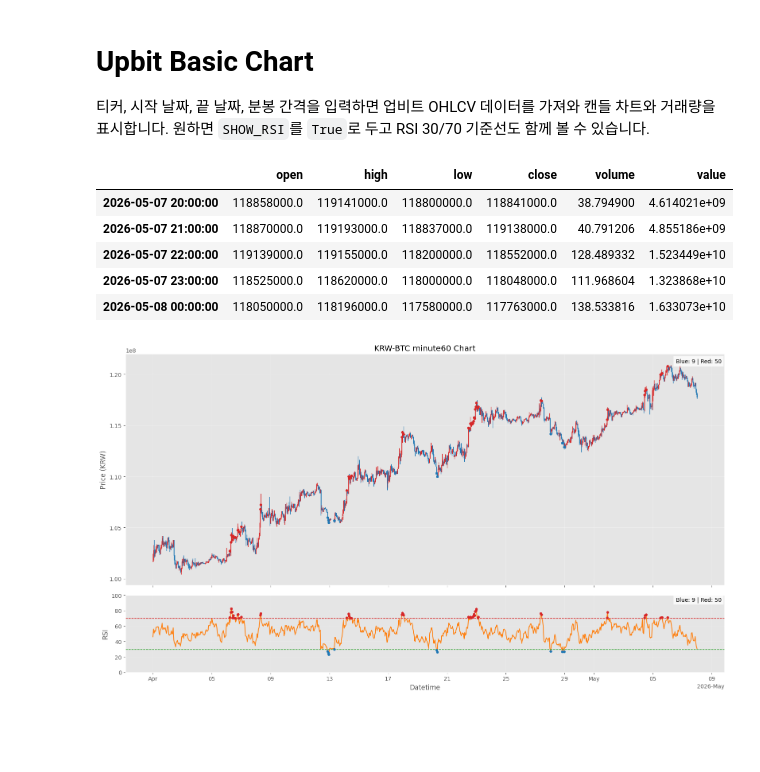
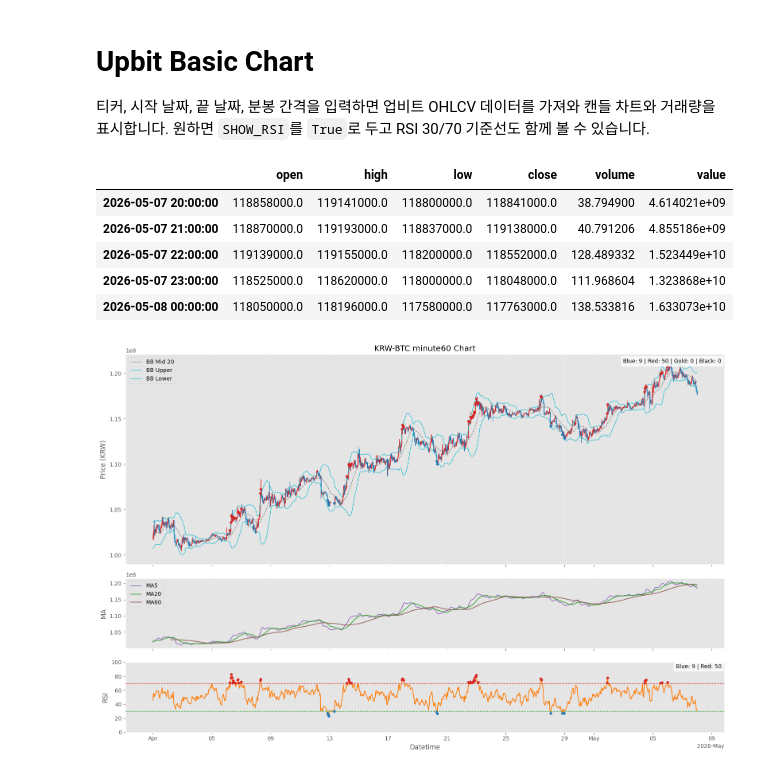
Before and after one commit to indextrown/Bitcoin, a Jupyter notebook: backtesting/upbit_basic_chart.ipynb, the cells around one changed output. Saved outputs shown, nothing was run; the diff lists cells and outputs as text; code cells hidden in the pictures; blank space fills up the shorter version.

```diff
--- a/backtesting/upbit_basic_chart.ipynb
+++ b/backtesting/upbit_basic_chart.ipynb
@@ -291,31 +449,51 @@ ohlcv_df = fetch_ohlcv_range(
 display_df = ohlcv_df.loc[(ohlcv_df.index >= pd.Timestamp(START_DATE)) & (ohlcv_df.index <= pd.Timestamp(END_DATE))].copy()
 display(display_df.tail())
 plot_candles(
     ohlcv_df,
     ticker=TICKER,
     interval=INTERVAL,
     show_price=SHOW_PRICE,
+    show_price_ma5=SHOW_PRICE_MA5 if SHOW_PRICE else False,
+    show_price_ma20=SHOW_PRICE_MA20 if SHOW_PRICE else False,
+    show_price_ma60=SHOW_PRICE_MA60 if SHOW_PRICE else False,
+    show_ma_panel_ma5=SHOW_MA_PANEL_MA5 if SHOW_MA_PANEL else False,
+    show_ma_panel_ma20=SHOW_MA_PANEL_MA20 if SHOW_MA_PANEL else False,
+    show_ma_panel_ma60=SHOW_MA_PANEL_MA60 if SHOW_MA_PANEL else False,
+    show_bollinger_bands=SHOW_BOLLINGER_BANDS if SHOW_PRICE else False,
+    show_ma_panel=SHOW_MA_PANEL,
     show_rsi=SHOW_RSI,
     show_volume=SHOW_VOLUME,
+    show_volume_ma=SHOW_VOLUME_MA if SHOW_VOLUME else False,
     show_price_lower_markers=SHOW_PRICE_LOWER_MARKERS if SHOW_PRICE else False,
     show_price_upper_markers=SHOW_PRICE_UPPER_MARKERS if SHOW_PRICE else False,
     show_price_marker_counts=SHOW_PRICE_MARKER_COUNTS if SHOW_PRICE else False,
+    show_price_golden_cross_markers=SHOW_PRICE_GOLDEN_CROSS_MARKERS if SHOW_PRICE else False,
+    show_price_dead_cross_markers=SHOW_PRICE_DEAD_CROSS_MARKERS if SHOW_PRICE else False,
     show_rsi_lower_line=SHOW_RSI_LOWER_LINE if SHOW_RSI else False,
     show_rsi_upper_line=SHOW_RSI_UPPER_LINE if SHOW_RSI else False,
     show_rsi_lower_markers=SHOW_RSI_LOWER_MARKERS if SHOW_RSI else False,
     show_rsi_upper_markers=SHOW_RSI_UPPER_MARKERS if SHOW_RSI else False,
     show_rsi_marker_counts=SHOW_RSI_MARKER_COUNTS if SHOW_RSI else False,
+    show_ma_golden_cross_markers=SHOW_MA_GOLDEN_CROSS_MARKERS if SHOW_MA_PANEL else False,
+    show_ma_dead_cross_markers=SHOW_MA_DEAD_CROSS_MARKERS if SHOW_MA_PANEL else False,
+    show_ma_marker_counts=SHOW_MA_MARKER_COUNTS if SHOW_MA_PANEL else False,
+    bollinger_period=BOLLINGER_PERIOD,
+    bollinger_std_multiplier=BOLLINGER_STD_MULTIPLIER,
+    volume_ma_period=VOLUME_MA_PERIOD,
+    ma5_period=MA5_PERIOD,
+    ma20_period=MA20_PERIOD,
+    ma60_period=MA60_PERIOD,
     rsi_period=RSI_PERIOD,
     rsi_lower=RSI_LOWER,
     rsi_upper=RSI_UPPER,
     display_start_date=START_DATE,
     display_end_date=END_DATE,
 )
 # %% [output]
 |  | open | high | low | close | volume | value |
 | 2026-05-07 20:00:00 | 118858000.0 | 119141000.0 | 118800000.0 | 118841000.0 | 38.794900 | 4.614021e+09 |
 | 2026-05-07 21:00:00 | 118870000.0 | 119193000.0 | 118837000.0 | 119138000.0 | 40.791206 | 4.855186e+09 |
 | 2026-05-07 22:00:00 | 119139000.0 | 119155000.0 | 118200000.0 | 118552000.0 | 128.489332 | 1.523449e+10 |
 | 2026-05-07 23:00:00 | 118525000.0 | 118620000.0 | 118000000.0 | 118048000.0 | 111.968604 | 1.323868e+10 |
 | 2026-05-08 00:00:00 | 118050000.0 | 118196000.0 | 117580000.0 | 117763000.0 | 138.533816 | 1.633073e+10 |
-[figure, old version]
+[figure, new version]
```
Also changed, not shown: parts of 1 cell of this notebook.
